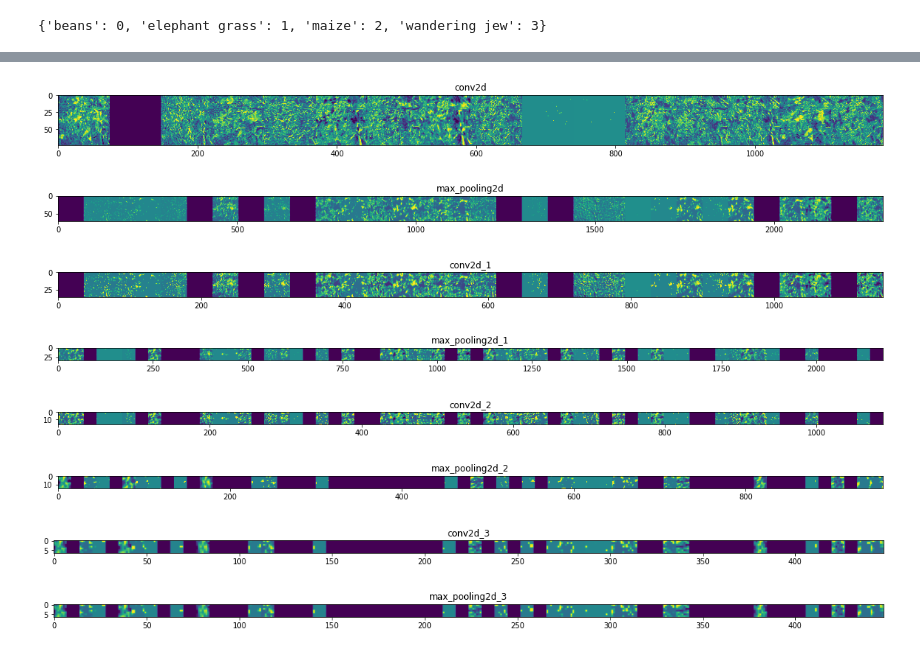
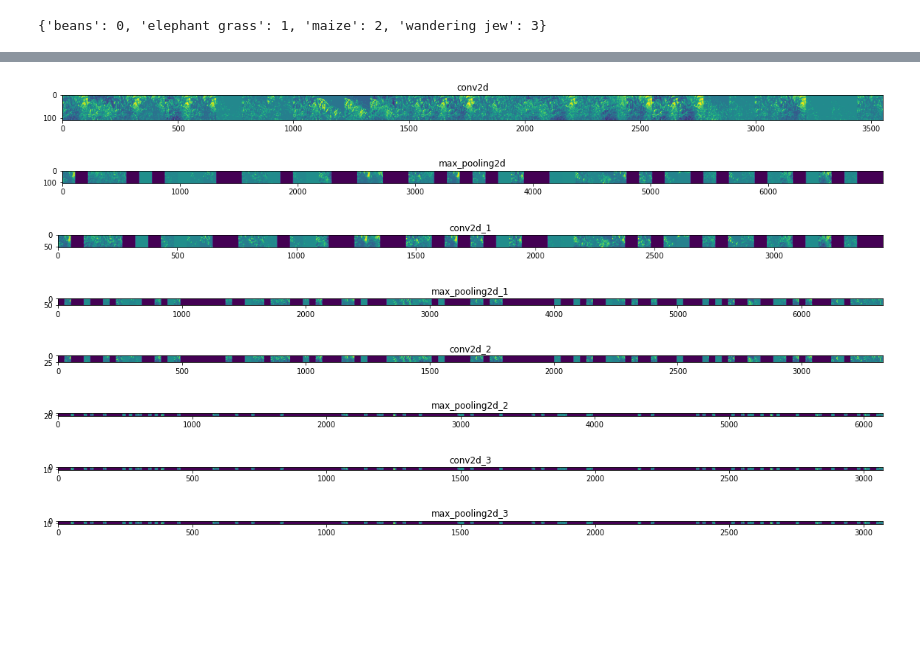
Before and after one commit to muwongelawrence-tech/colab_projects, a Jupyter notebook: crops_and__weeds_classifier.ipynb, the cells around one changed output, grey strips where cells are left out. Drawn from its saved outputs; the diff is of its cells as text; code cells hidden in the pictures; blank space fills up the shorter version.

```diff
--- a/crops_and__weeds_classifier.ipynb
+++ b/crops_and__weeds_classifier.ipynb
@@ -273,23 +275,24 @@ class myCallback(tf.keras.callbacks.Callback):
 callbacks = myCallback()
 # %%
 # Training the model or using the already trained model.
-history = model.fit(train_generator,
-                    validation_data = validation_generator,
-                    batch_size = 300,
-                    steps_per_epoch = 12, #3500 images for training = batch_size * steps = 300 * 12
-                    epochs = 10, #817 images for validation = batch_size * steps = 100 * 9
-                    validation_steps = 9,
-                    verbose = 'auto',
-                    callbacks=[callbacks]
-              )
+# history = model.fit(train_generator,
+#                     validation_data = validation_generator,
+#                     batch_size = 100,
+#                     steps_per_epoch = 35,
+#                     epochs = 10,
+#                     validation_steps = 9,
+#                     verbose = 'auto',
+#                     callbacks = [callbacks]
+#               )
 
-# fit model on the augmented dataset
+
+# fit model on the augmented dataset using the fit_generator.
 # history = model.fit_generator(
 #                     train_generator,
-#                     validation_data=validation_generator,
+#                     validation_data = validation_generator,
 #                    )
 
 # Lets use the already trained(saved  model)
-# from tensorflow import keras
-# model = keras.models.load_model('/content/drive/MyDrive/model/crop_weed_classifier_model.h5')
-# model.summary()
+from tensorflow import keras
+model = keras.models.load_model('/content/drive/MyDrive/model/crop_weed_classifier_model.h5')
+model.summary()
@@ -407,7 +434,7 @@ maize_img_files = [os.path.join(train_maize_dir, f) for f in train_maize_fnames]
 wandering_jew_img_files = [os.path.join(train_wandering_jew_dir, f) for f in train_wandering_jew_fnames]
 
 img_path = random.choice(beans_img_files + elephant_grass_img_files)
-img = load_img(img_path, target_size=(150, 150))  # this is a PIL image
+img = load_img(img_path, target_size=(224, 224))  # this is a PIL image
 
 x   = img_to_array(img)                           # Numpy array with shape (150, 150, 3)
 x   = x.reshape((1,) + x.shape)                   # Numpy array with shape (1, 150, 150, 3)
@@ -431,40 +458,40 @@ for layer_name, feature_map in zip(layer_names, successive_feature_maps):
     #-------------------------------------------
     # Just do this for the conv / maxpool layers, not the fully-connected layers
     #-------------------------------------------
     n_features = feature_map.shape[-1]  # number of features in the feature map
     size       = feature_map.shape[ 1]  # feature map shape (1, size, size, n_features)
 
     # We will tile our images in this matrix
     display_grid = np.zeros((size, size * n_features))
 
     #-------------------------------------------------
     # Postprocess the feature to be visually palatable
     #-------------------------------------------------
     for i in range(n_features):
       x  = feature_map[0, :, :, i]
       x -= x.mean()
       x /= x.std ()
       x *=  64
       x += 128
       x  = np.clip(x, 0, 255).astype('uint8')
       display_grid[:, i * size : (i + 1) * size] = x # Tile each filter into a horizontal grid
 
     #-----------------
     # Display the grid
     #-----------------
     scale = 20. / n_features
     plt.figure( figsize=(scale * n_features, scale) )
     plt.title ( layer_name )
     plt.grid  ( False )
     plt.imshow( display_grid, aspect='auto', cmap='viridis' )
 # %% [output]
-[figure, old version]
+[figure, new version]
-[figure, old version]
+[figure, new version]
-[figure, old version]
+[figure, new version]
-[figure, old version]
+[figure, new version]
-[figure, old version]
+[figure, new version]
-[figure, old version]
+[figure, new version]
-[figure, old version]
+[figure, new version]
-[figure, old version]
+[figure, new version]
 # %%
 # Clean Up to release the resources
```
Also changed, not shown: parts of 8 cells of this notebook.
